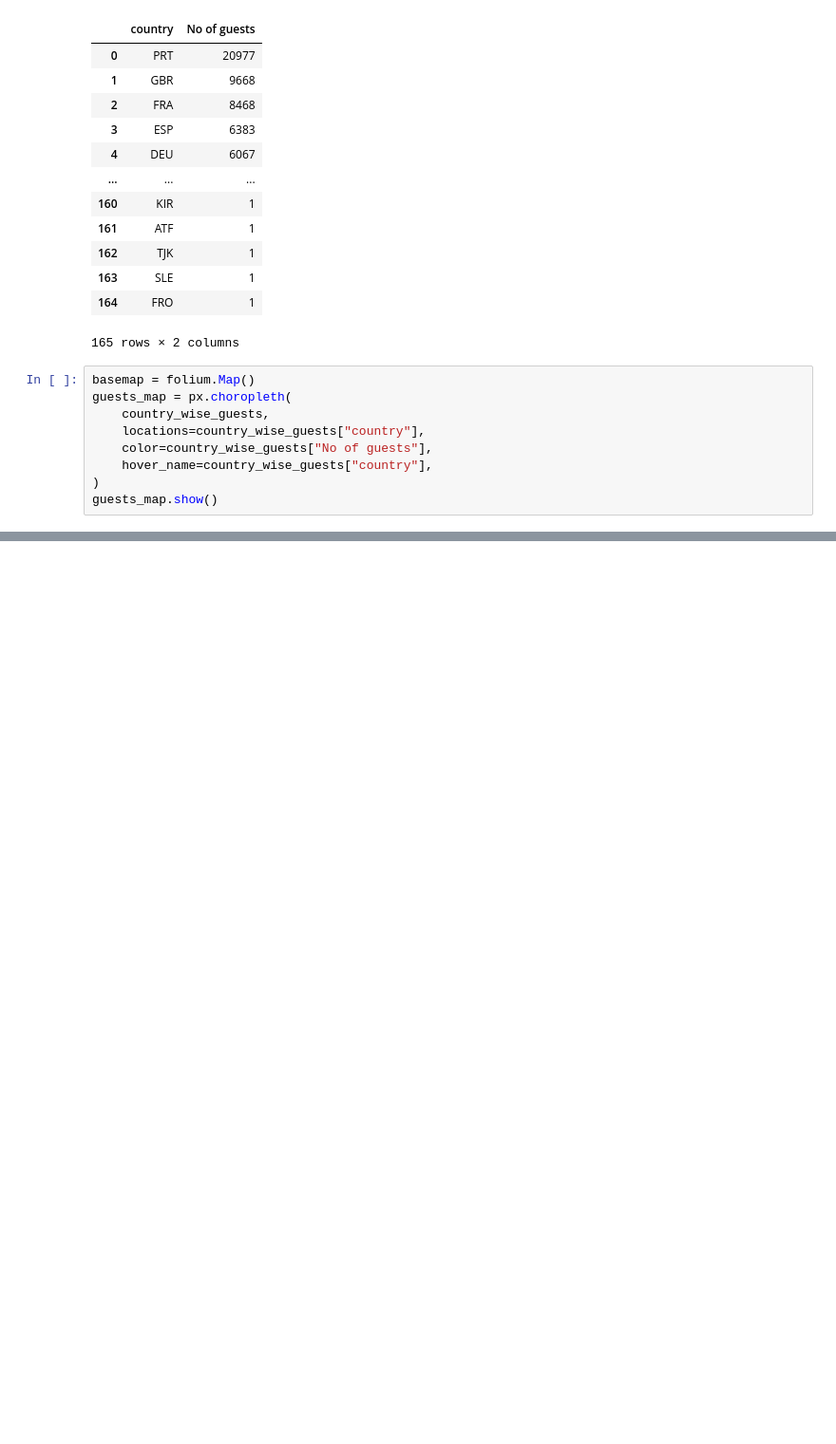
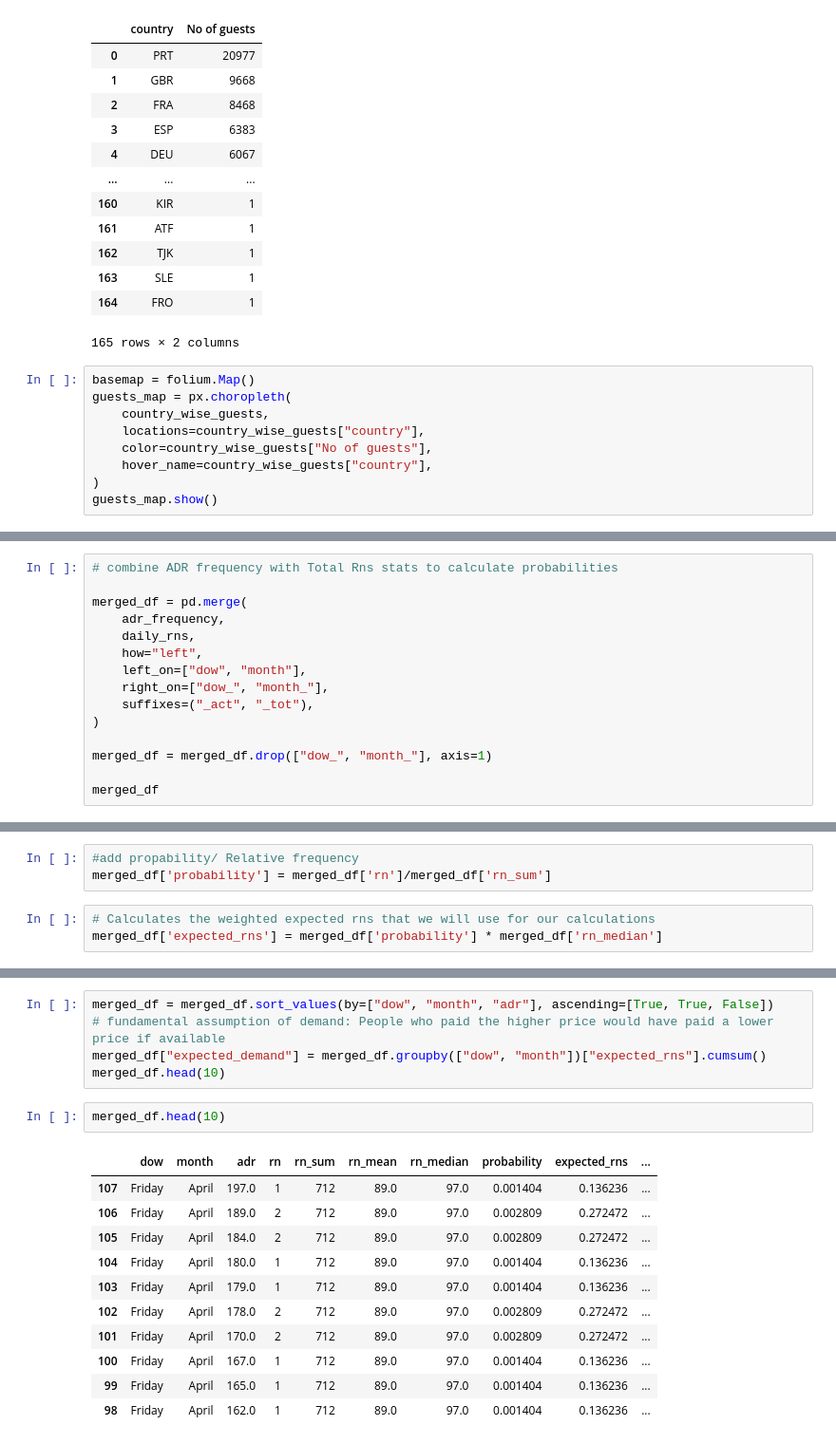
Before and after one commit to yezergmorales/dynamic-pricing, a Jupyter notebook: dev/demand_based_pricing_optimisation.ipynb, the cells around one changed output, grey strips where cells are left out. Shown at 95% size. Cells and saved outputs as stored; diff of their text form; blank space fills up the shorter version.

```diff
--- a/dev/demand_based_pricing_optimisation.ipynb
+++ b/dev/demand_based_pricing_optimisation.ipynb
@@ -294,0 +899,15 @@ guests_map.show()
+# %%
+# combine ADR frequency with Total Rns stats to calculate probabilities
+
+merged_df = pd.merge(
+    adr_frequency,
+    daily_rns,
+    how="left",
+    left_on=["dow", "month"],
+    right_on=["dow_", "month_"],
+    suffixes=("_act", "_tot"),
+)
+
+merged_df = merged_df.drop(["dow_", "month_"], axis=1)
+
+merged_df
@@ -294,0 +928,6 @@ guests_map.show()
+# %%
+#add propability/ Relative frequency
+merged_df['probability'] = merged_df['rn']/merged_df['rn_sum']
+# %%
+# Calculates the weighted expected rns that we will use for our calculations
+merged_df['expected_rns'] = merged_df['probability'] * merged_df['rn_median']
@@ -294,0 +956,19 @@ guests_map.show()
+# %%
+merged_df = merged_df.sort_values(by=["dow", "month", "adr"], ascending=[True, True, False])
+# fundamental assumption of demand: People who paid the higher price would have paid a lower price if available
+merged_df["expected_demand"] = merged_df.groupby(["dow", "month"])["expected_rns"].cumsum()
+merged_df.head(10)
+# %%
+merged_df.head(10)
+# %% [output]
+|  | dow | month | adr | rn | rn_sum | rn_mean | rn_median | probability | expected_rns | ... |
+| 107 | Friday | April | 197.0 | 1 | 712 | 89.0 | 97.0 | 0.001404 | 0.136236 | ... |
+| 106 | Friday | April | 189.0 | 2 | 712 | 89.0 | 97.0 | 0.002809 | 0.272472 | ... |
+| 105 | Friday | April | 184.0 | 2 | 712 | 89.0 | 97.0 | 0.002809 | 0.272472 | ... |
+| 104 | Friday | April | 180.0 | 1 | 712 | 89.0 | 97.0 | 0.001404 | 0.136236 | ... |
+| 103 | Friday | April | 179.0 | 1 | 712 | 89.0 | 97.0 | 0.001404 | 0.136236 | ... |
+| 102 | Friday | April | 178.0 | 2 | 712 | 89.0 | 97.0 | 0.002809 | 0.272472 | ... |
+| 101 | Friday | April | 170.0 | 2 | 712 | 89.0 | 97.0 | 0.002809 | 0.272472 | ... |
+| 100 | Friday | April | 167.0 | 1 | 712 | 89.0 | 97.0 | 0.001404 | 0.136236 | ... |
+| 99 | Friday | April | 165.0 | 1 | 712 | 89.0 | 97.0 | 0.001404 | 0.136236 | ... |
+| 98 | Friday | April | 162.0 | 1 | 712 | 89.0 | 97.0 | 0.001404 | 0.136236 | ... |
```
Also changed, not shown: parts of 73 cells of this notebook, 3 other files.
